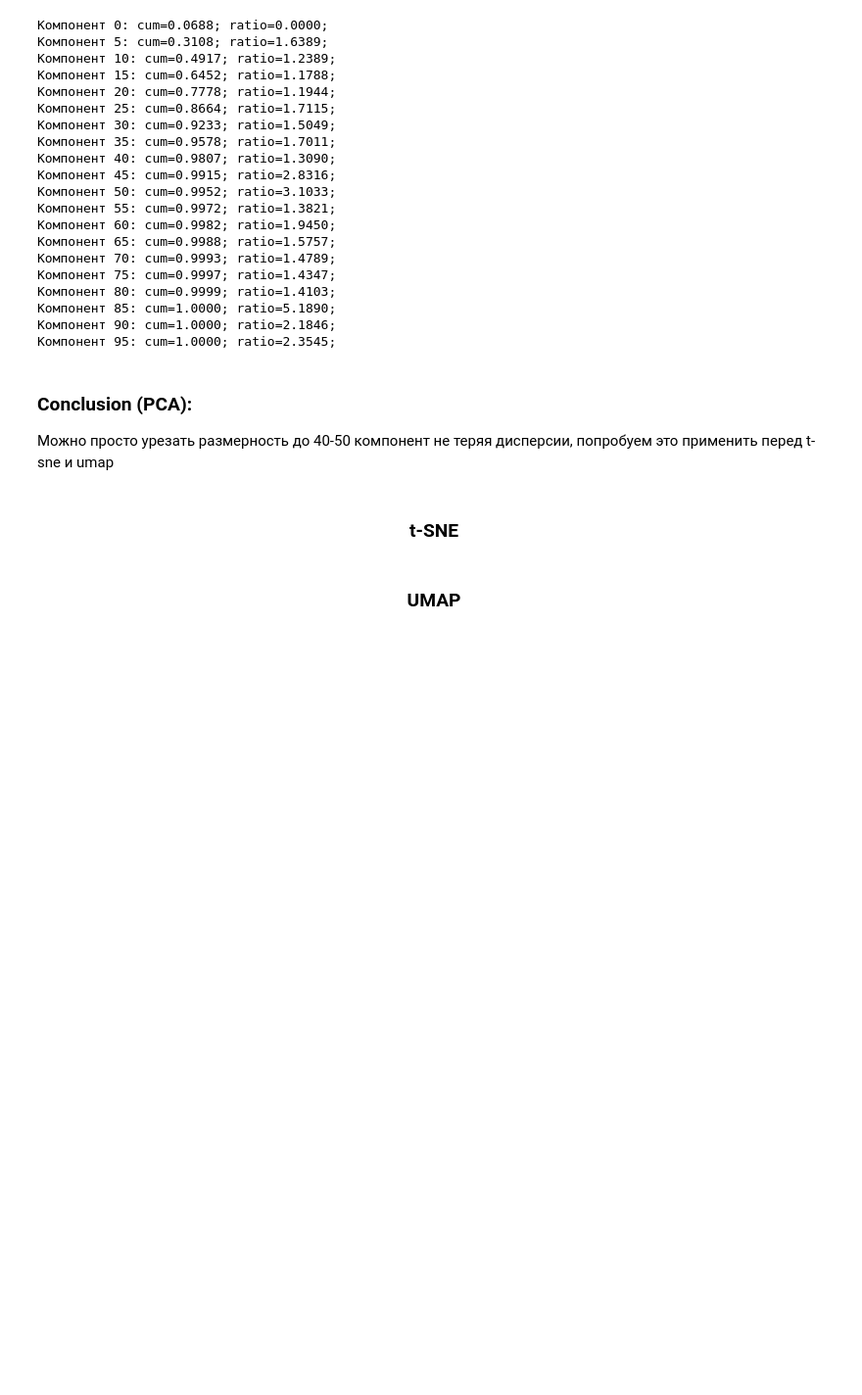
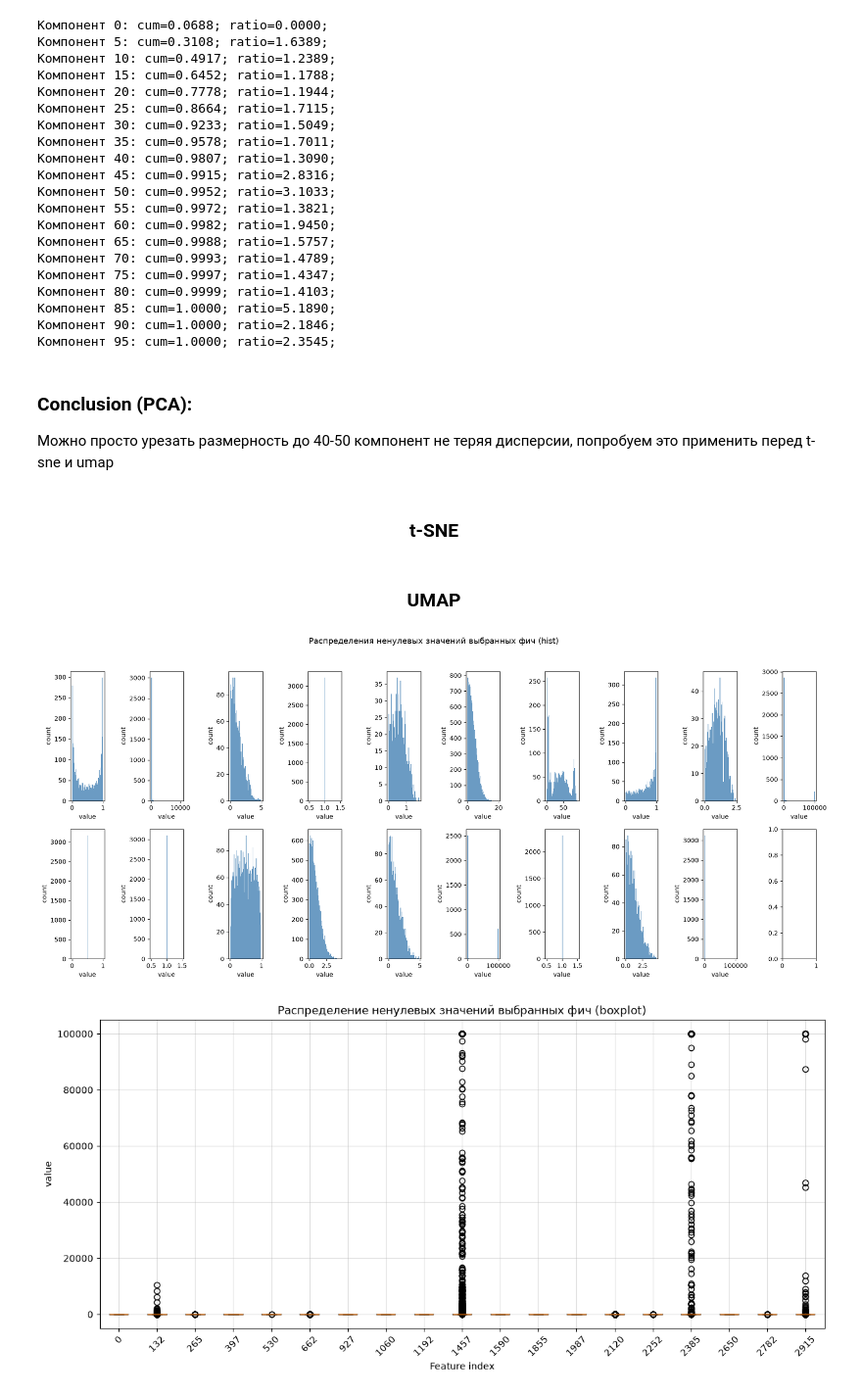
Before and after one commit to IlyaLyamin/VK-ML, a Jupyter notebook: clusterization/01_EDA.ipynb, the cells around one changed output. Shown at 98% size. Drawn from its saved outputs; the diff is of its cells as text; code cells hidden in the pictures; blank space fills up the shorter version.

```diff
--- a/clusterization/01_EDA.ipynb
+++ b/clusterization/01_EDA.ipynb
@@ -99,0 +86,36 @@ plot_3D(X_embedded_pca_umap, title=f"PCA+UMAP_n{neigh}")
+# %%
+import matplotlib.pyplot as plt
+import numpy as np
+
+N_FEATURES = 24
+idx = np.linspace(0, X.shape[1] - 1, N_FEATURES).astype(int)
+
+X_slice = X[:, idx].toarray()
+nnz = (X_slice > 0).sum(axis=0)
+keep = nnz > 0
+X_slice = X_slice[:, keep]
+idx = idx[keep]
+
+fig, axes = plt.subplots(2, int(np.ceil(X_slice.shape[1] / 2)), figsize=(18, 8))
+axes = axes.ravel()
+for ax, (j, col) in zip(axes, enumerate(X_slice.T)):
+    nonzero = col[col > 0]
+    ax.hist(nonzero, bins=50, color='steelblue', alpha=0.8)
+    ax.set_xlabel('value')
+    ax.set_ylabel('count')
+plt.suptitle('Распределения ненулевых значений выбранных фич (hist)', fontsize=13)
+plt.tight_layout(rect=(0, 0, 1, 0.95))
+plt.show()
+
+plt.figure(figsize=(14, 6))
+plt.boxplot([X_slice[:, i][X_slice[:, i] > 0] for i in range(X_slice.shape[1])],
+            tick_labels=[str(i) for i in idx])
+plt.xlabel('Feature index')
+plt.ylabel('value')
+plt.title('Распределение ненулевых значений выбранных фич (boxplot)')
+plt.xticks(rotation=45)
+plt.grid(True, alpha=0.4)
+plt.show()
+# %% [output]
+[figure, added]
+[figure, added]
```
Also changed, not shown: parts of 6 cells of this notebook, 21 other files.
